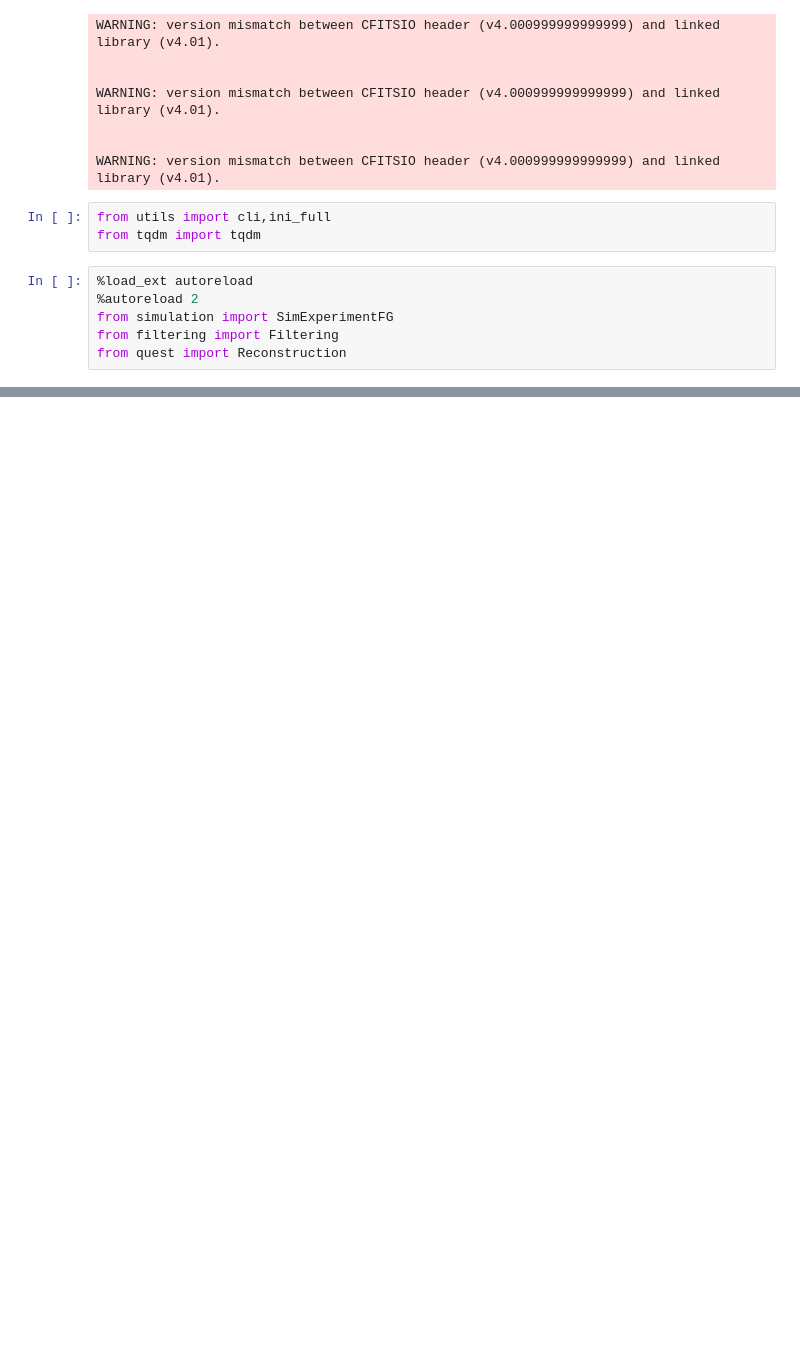
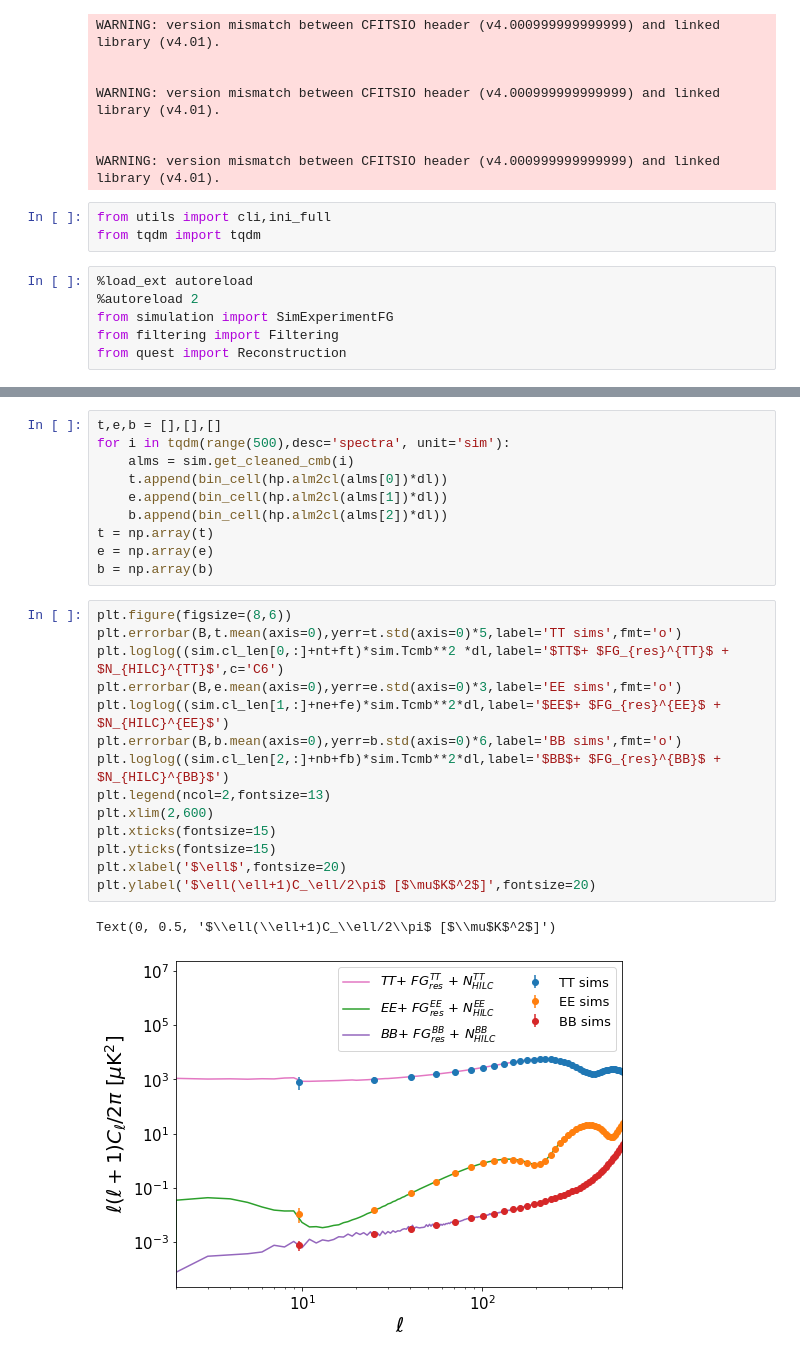
Before and after one commit to antolonappan/dell, a Jupyter notebook: Notebooks/noise.ipynb, the cells around one changed output, grey strips where cells are left out. Saved outputs shown, nothing was run; the diff lists cells and outputs as text; blank space fills up the shorter version.

```diff
--- a/Notebooks/noise.ipynb
+++ b/Notebooks/noise.ipynb
@@ -148,0 +80,27 @@ Eo,Bo = filt.cinv_EB(0)
+# %%
+t,e,b = [],[],[]
+for i in tqdm(range(500),desc='spectra', unit='sim'):
+    alms = sim.get_cleaned_cmb(i)
+    t.append(bin_cell(hp.alm2cl(alms[0])*dl))
+    e.append(bin_cell(hp.alm2cl(alms[1])*dl))
+    b.append(bin_cell(hp.alm2cl(alms[2])*dl))
+t = np.array(t)
+e = np.array(e)
+b = np.array(b)
+# %%
+plt.figure(figsize=(8,6))
+plt.errorbar(B,t.mean(axis=0),yerr=t.std(axis=0)*5,label='TT sims',fmt='o')
+plt.loglog((sim.cl_len[0,:]+nt+ft)*sim.Tcmb**2 *dl,label='$TT$+ $FG_{res}^{TT}$ + $N_{HILC}^{TT}$',c='C6')
+plt.errorbar(B,e.mean(axis=0),yerr=e.std(axis=0)*3,label='EE sims',fmt='o')
+plt.loglog((sim.cl_len[1,:]+ne+fe)*sim.Tcmb**2*dl,label='$EE$+ $FG_{res}^{EE}$ + $N_{HILC}^{EE}$')
+plt.errorbar(B,b.mean(axis=0),yerr=b.std(axis=0)*6,label='BB sims',fmt='o')
+plt.loglog((sim.cl_len[2,:]+nb+fb)*sim.Tcmb**2*dl,label='$BB$+ $FG_{res}^{BB}$ + $N_{HILC}^{BB}$')
+plt.legend(ncol=2,fontsize=13)
+plt.xlim(2,600)
+plt.xticks(fontsize=15)
+plt.yticks(fontsize=15)
+plt.xlabel('$\ell$',fontsize=20)
+plt.ylabel('$\ell(\ell+1)C_\ell/2\pi$ [$\mu$K$^2$]',fontsize=20)
+# %% [output]
+Text(0, 0.5, '$\\ell(\\ell+1)C_\\ell/2\\pi$ [$\\mu$K$^2$]')
+[figure, added]
```
Also changed, not shown: parts of 26 cells of this notebook, 19 other files.
